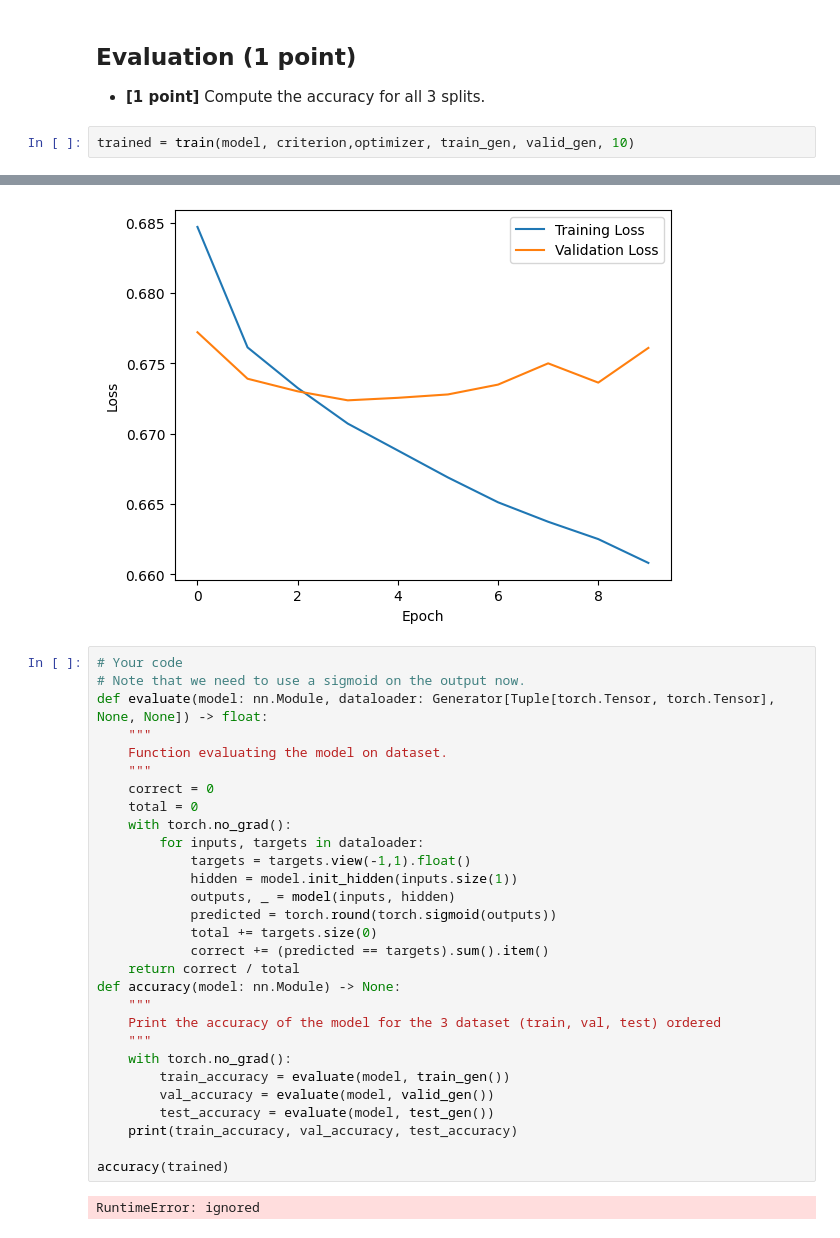
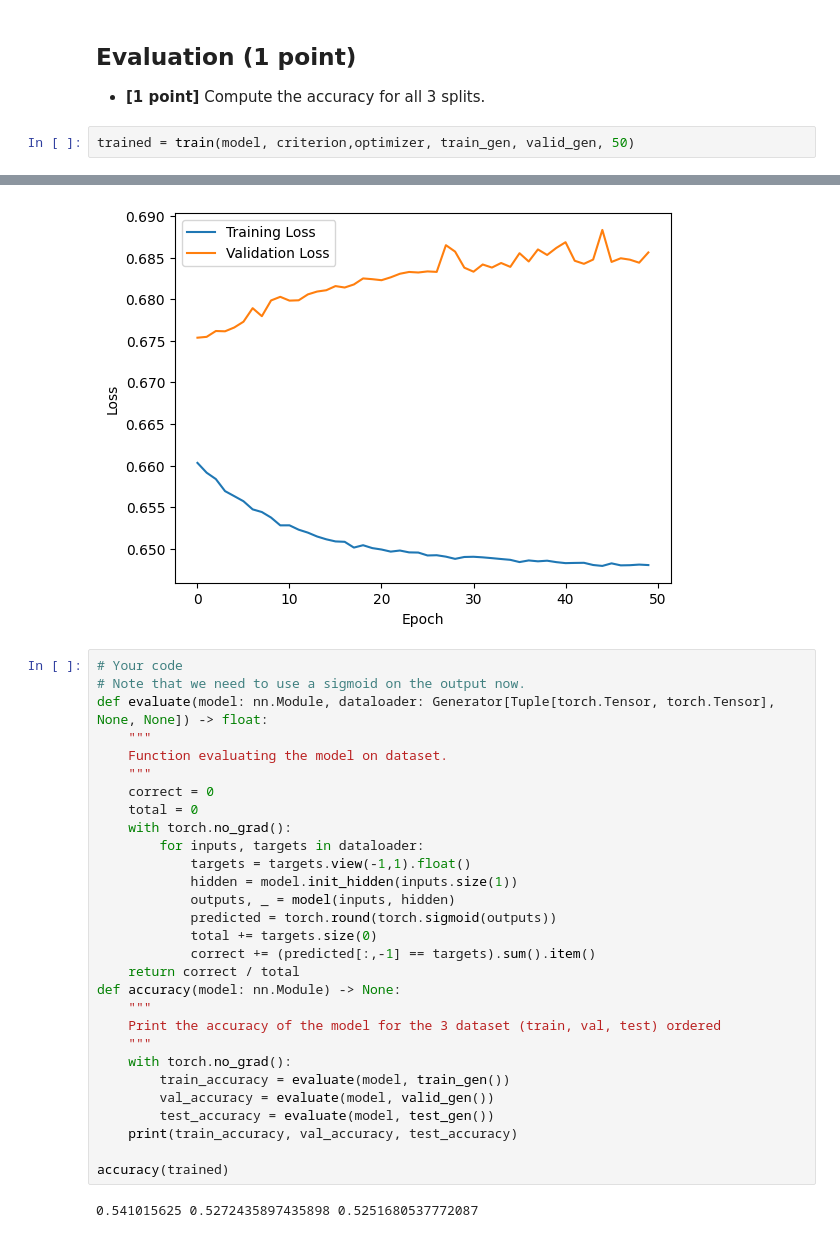
Before and after one commit to meliioko/nlp_tp_4, a Jupyter notebook: 01 code your own RNN.ipynb, the cells around one changed output, grey strips where cells are left out. Drawn from its saved outputs; the diff is of its cells as text.

```diff
--- a/01 code your own RNN.ipynb
+++ b/01 code your own RNN.ipynb
@@ -292,5 +294,5 @@ optimizer = torch.optim.RMSprop(model.parameters(), lr=0.001)
 
 * **\[1 point\]** Compute the accuracy for all 3 splits.
 # %%
-trained = train(model, criterion,optimizer, train_gen, valid_gen, 10)
+trained = train(model, criterion,optimizer, train_gen, valid_gen, 50)
 # %% [output]
@@ -307,4 +316,4 @@ Epoch 10/10: Train Loss: 0.6608, Valid Loss: 0.6761
-[figure, old version]
+[figure, new version]
 # %%
 # Your code
 # Note that we need to use a sigmoid on the output now.
@@ -321,7 +330,7 @@ def evaluate(model: nn.Module, dataloader: Generator[Tuple[torch.Tensor, torch.T
             outputs, _ = model(inputs, hidden)
             predicted = torch.round(torch.sigmoid(outputs))
             total += targets.size(0)
-            correct += (predicted == targets).sum().item()
+            correct += (predicted[:,-1] == targets).sum().item()
     return correct / total
 def accuracy(model: nn.Module) -> None:
     """
@@ -335,4 +344,4 @@ def accuracy(model: nn.Module) -> None:
 
 accuracy(trained)
 # %% [output]
-RuntimeError: ignored
+0.541015625 0.5272435897435898 0.5251680537772087
```
Also changed, not shown: parts of 4 cells of this notebook.
